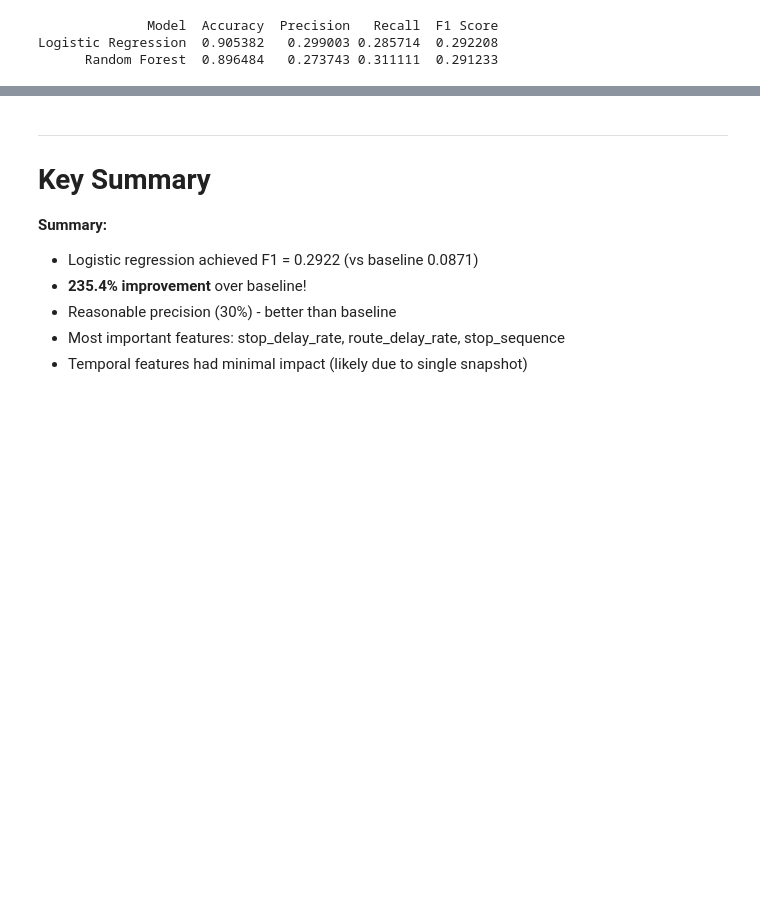
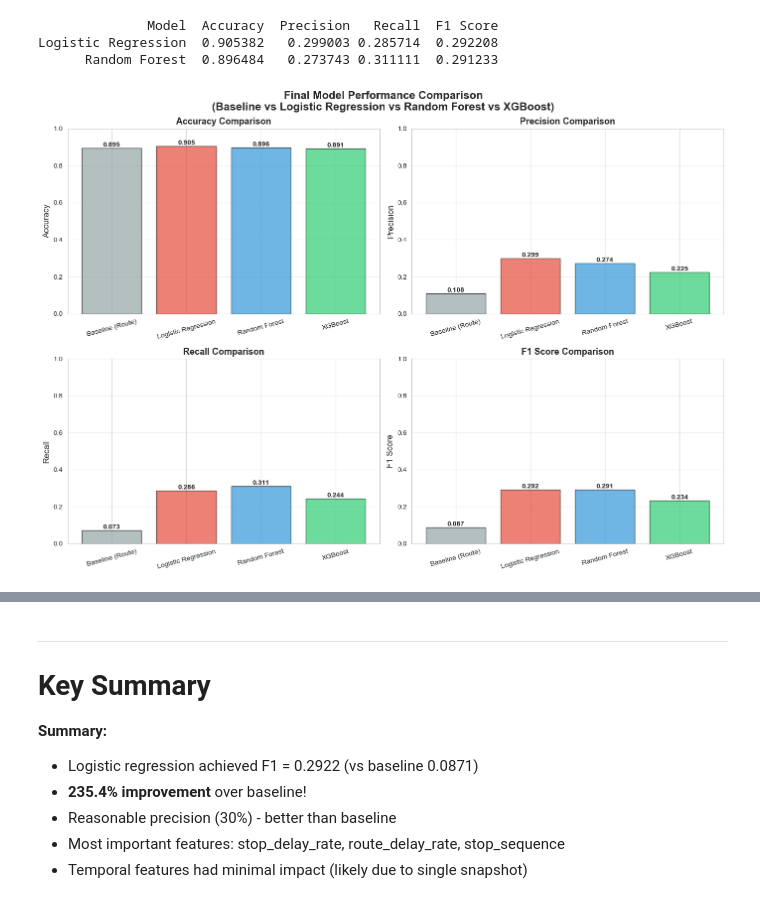
Before and after one commit to Diennhutvo/transit-delay-prediction, a Jupyter notebook: Notebooks/initial_analysis.ipynb, the cells around one changed output, grey strips where cells are left out. Drawn from its saved outputs; the diff is of its cells as text; code cells hidden in the pictures; blank space fills up the shorter version.

Commit message:
Update initial analysis notebook

```diff
--- a/Notebooks/initial_analysis.ipynb
+++ b/Notebooks/initial_analysis.ipynb
@@ -43,12 +43,24 @@ print("✅ Libraries imported successfully")
 # %% [markdown]
 ## Load Data
 # %%
-# Load all parsed CSV files
-csv_files = sorted(Path("data/interim/gtfs_rt").glob("trip_updates_parsed_*.csv"))
+from pathlib import Path
+import pandas as pd
+
+PROJECT_ROOT = Path.cwd()  # try this first
+# If this notebook is inside /Notebooks, go up one:
+if (PROJECT_ROOT / "data").exists() is False:
+    PROJECT_ROOT = Path.cwd().parent
+
+DATA_DIR = PROJECT_ROOT / "data" / "interim" / "gtfs_rt"
+
+csv_files = sorted(DATA_DIR.glob("trip_updates_parsed_*.csv"))
+print("Searching in:", DATA_DIR.resolve())
 print(f"Found {len(csv_files)} CSV files")
 
-dfs = [pd.read_csv(f) for f in csv_files]
-data = pd.concat(dfs, ignore_index=True)
+if not csv_files:
+    raise FileNotFoundError(f"No parsed CSVs found in {DATA_DIR.resolve()}")
+
+data = pd.concat([pd.read_csv(f) for f in csv_files], ignore_index=True)
 
 # Add temporal features
 data['timestamp'] = pd.to_datetime(data['feed_timestamp'], unit='s')
@@ -1135,3 +1158,59 @@ print("\n" + model_comparison.to_string(index=False))
               Model  Accuracy  Precision   Recall  F1 Score
 Logistic Regression  0.905382   0.299003 0.285714  0.292208
       Random Forest  0.896484   0.273743 0.311111  0.291233
+# %%
+# =========================
+# COMPARE ALL MODELS (BASELINE vs LOGISTIC vs RANDOM FOREST vs XGBOOST)
+# =========================
+model_comparison = pd.DataFrame({
+    'Model': ['Baseline (Route)', 'Logistic Regression', 'Random Forest', 'XGBoost'],
+    'Accuracy': [baseline_accuracy, logit_accuracy, rf_accuracy, xgb_accuracy],
+    'Precision': [baseline_precision, logit_precision, rf_precision, xgb_precision],
+    'Recall': [baseline_recall, logit_recall, rf_recall, xgb_recall],
+    'F1 Score': [baseline_f1, logit_f1, rf_f1, xgb_f1]
+})
+
+fig, axes = plt.subplots(2, 2, figsize=(14, 10))
+metrics = ['Accuracy', 'Precision', 'Recall', 'F1 Score']
+
+# 4 models -> 4 colors (same style as your template)
+colors = ['#95a5a6', '#e74c3c', '#3498db', '#2ecc71']  # baseline, logistic, rf, xgb
+
+for idx, metric in enumerate(metrics):
+    ax = axes[idx // 2, idx % 2]
+    bars = ax.bar(
+        model_comparison['Model'],
+        model_comparison[metric],
+        color=colors,
+        edgecolor='black',
+        alpha=0.7
+    )
+    ax.set_ylabel(metric, fontsize=12)
+    ax.set_title(f'{metric} Comparison', fontsize=13, fontweight='bold')
+    ax.set_ylim(0, 1)
+    ax.grid(True, alpha=0.3, axis='y')
+    ax.tick_params(axis='x', rotation=15)
+
+    for bar in bars:
+        height = bar.get_height()
+        ax.text(
+            bar.get_x() + bar.get_width() / 2.,
+            height,
+            f'{height:.3f}',
+            ha='center',
+            va='bottom',
+            fontsize=10,
+            fontweight='bold'
+        )
+
+plt.suptitle(
+    'Final Model Performance Comparison\n(Baseline vs Logistic Regression vs Random Forest vs XGBoost)',
+    fontsize=16,
+    fontweight='bold'
+)
+plt.tight_layout()
+plt.show()
+
+print("\n" + model_comparison.to_string(index=False))
+# %% [output]
+[figure, added]
```
Also changed, not shown: parts of 4 cells of this notebook.
